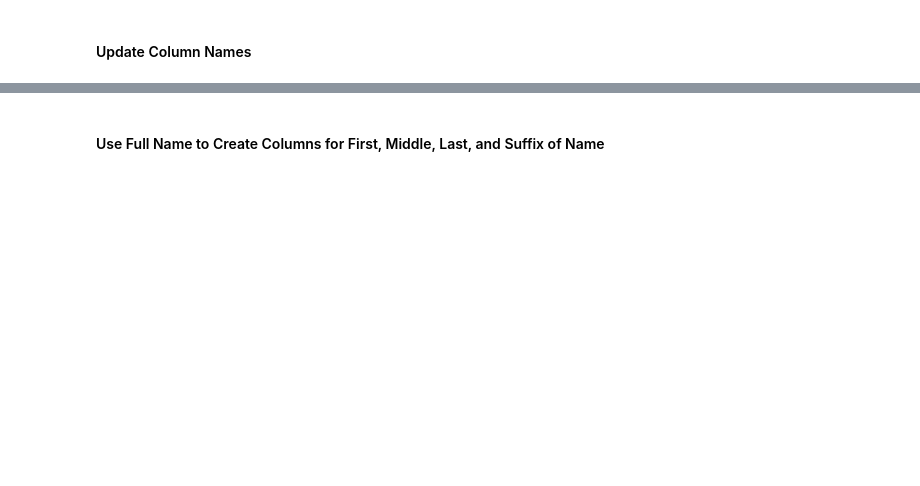
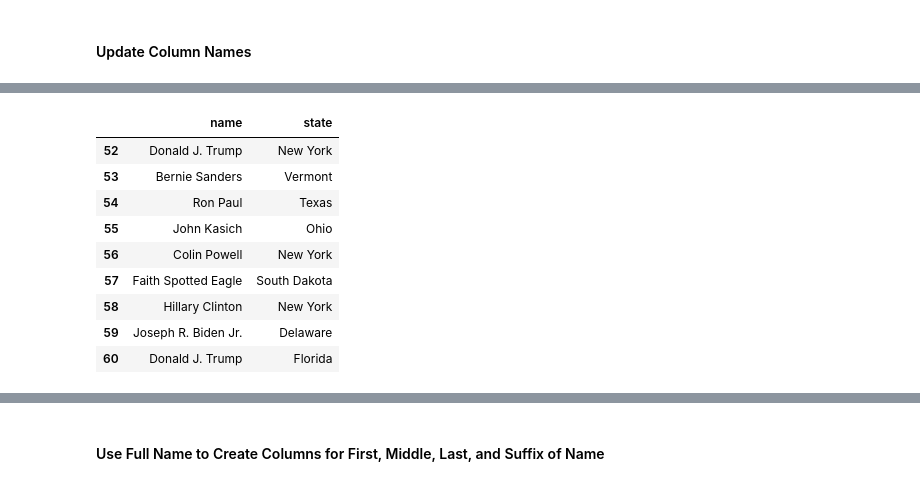
Before and after one commit to frederick-douglas-pearce/us-presidential-vote-analysis, a Jupyter notebook: step1_electoral_college_data.ipynb, the cells around one changed output, grey strips where cells are left out. Saved outputs shown, nothing was run; the diff lists cells and outputs as text; code cells hidden in the pictures; blank space fills up the shorter version.

```diff
--- a/step1_electoral_college_data.ipynb
+++ b/step1_electoral_college_data.ipynb
@@ -402,0 +408,3 @@ candidates_df.columns = candidates_df.columns.str.replace("president_candidate_"
+# %%
+other_ind = candidates_df.loc[candidates_df['name']=="Other"].index[0]
+candidates_df[other_ind-1:]
@@ -402,0 +432,16 @@ candidates_df.columns = candidates_df.columns.str.replace("president_candidate_"
+# %%
+candidates_df.drop(index=candidates_df.loc[candidates_df['name']=="Other"].index, inplace=True)
+candidates_df = pd.concat([candidates_df, other_candidates_df], axis=0)
+candidates_df = candidates_df.sort_index().reset_index(drop=True)
+candidates_df[other_ind-1:]
+# %% [output]
+|  | name | state |
+| 52 | Donald J. Trump | New York |
+| 53 | Bernie Sanders | Vermont |
+| 54 | Ron Paul | Texas |
+| 55 | John Kasich | Ohio |
+| 56 | Colin Powell | New York |
+| 57 | Faith Spotted Eagle | South Dakota |
+| 58 | Hillary Clinton | New York |
+| 59 | Joseph R. Biden Jr. | Delaware |
+| 60 | Donald J. Trump | Florida |
```
Also changed, not shown: parts of 10 cells of this notebook.
